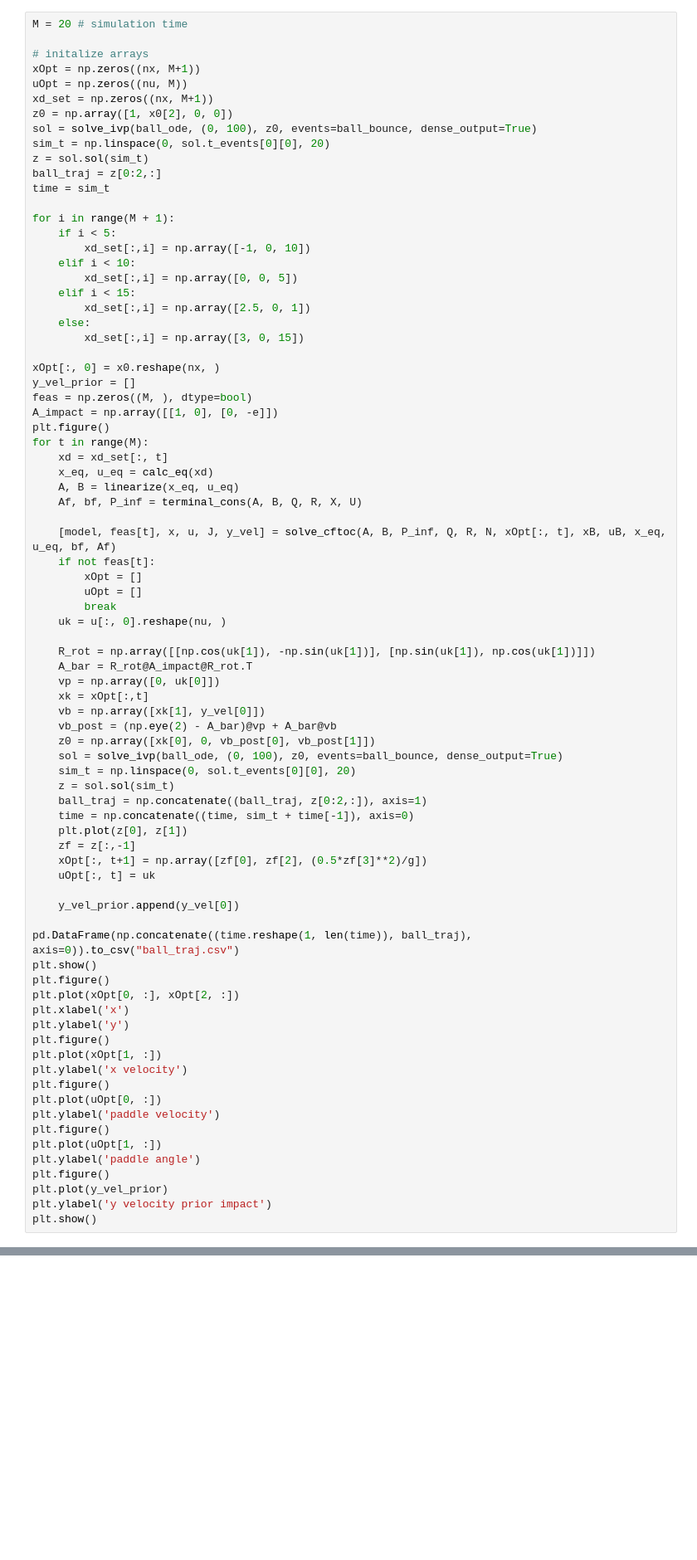
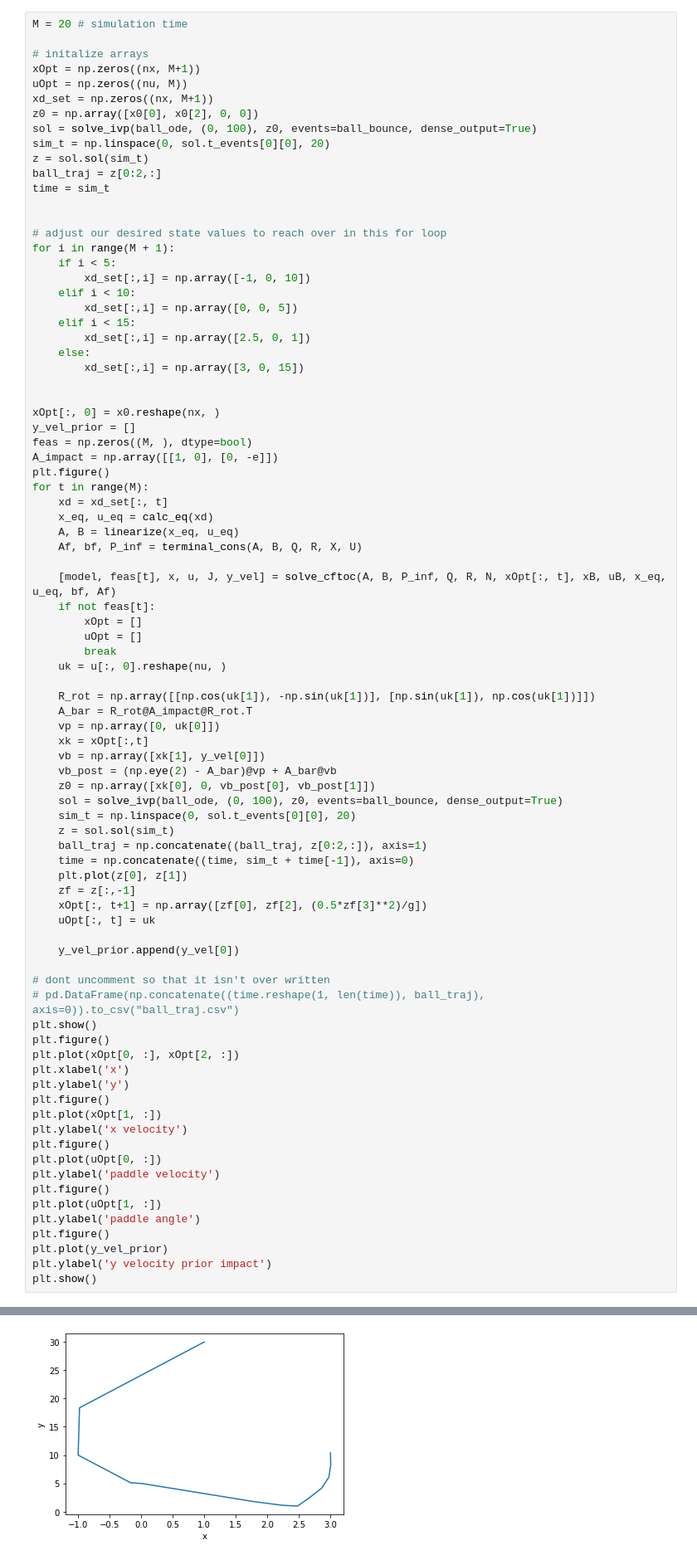
Before and after one commit to MichaelnnC/C231A_project, a Jupyter notebook: Ball_Sim_MPC.ipynb, the cells around one changed output, grey strips where cells are left out. Shown at 83% size. Drawn from its saved outputs; the diff is of its cells as text; blank space fills up the shorter version.

```diff
--- a/Ball_Sim_MPC.ipynb
+++ b/Ball_Sim_MPC.ipynb
@@ -359,13 +361,15 @@ M = 20 # simulation time
 xOpt = np.zeros((nx, M+1))
 uOpt = np.zeros((nu, M))
 xd_set = np.zeros((nx, M+1))
-z0 = np.array([1, x0[2], 0, 0])
+z0 = np.array([x0[0], x0[2], 0, 0])
 sol = solve_ivp(ball_ode, (0, 100), z0, events=ball_bounce, dense_output=True)
 sim_t = np.linspace(0, sol.t_events[0][0], 20)
 z = sol.sol(sim_t)
 ball_traj = z[0:2,:]
 time = sim_t
 
+
+# adjust our desired state values to reach over in this for loop
 for i in range(M + 1):
     if i < 5:
         xd_set[:,i] = np.array([-1, 0, 10])
@@ -375,6 +379,7 @@ for i in range(M + 1):
         xd_set[:,i] = np.array([2.5, 0, 1])
     else:
         xd_set[:,i] = np.array([3, 0, 15])
+
 
 xOpt[:, 0] = x0.reshape(nx, )
 y_vel_prior = []
@@ -413,7 +418,8 @@ for t in range(M):
 
     y_vel_prior.append(y_vel[0])
 
-pd.DataFrame(np.concatenate((time.reshape(1, len(time)), ball_traj), axis=0)).to_csv("ball_traj.csv")
+# dont uncomment so that it isn't over written
+# pd.DataFrame(np.concatenate((time.reshape(1, len(time)), ball_traj), axis=0)).to_csv("ball_traj.csv")
 plt.show()
 plt.figure()
 plt.plot(xOpt[0, :], xOpt[2, :])
@@ -437 +442,2 @@ ValueError: all the input arrays must have same number of dimensions, but the ar
 [figure]
+[figure, added]
```
Also changed, not shown: parts of 3 cells of this notebook.
